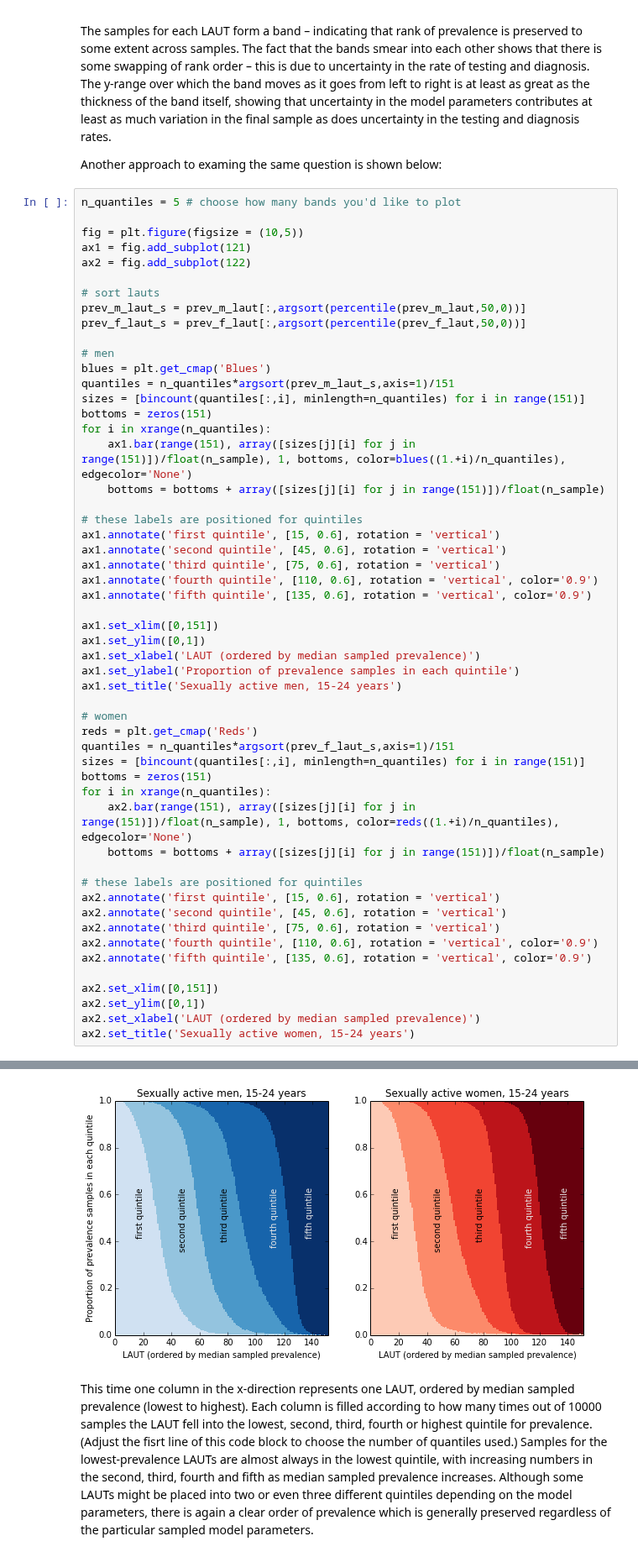
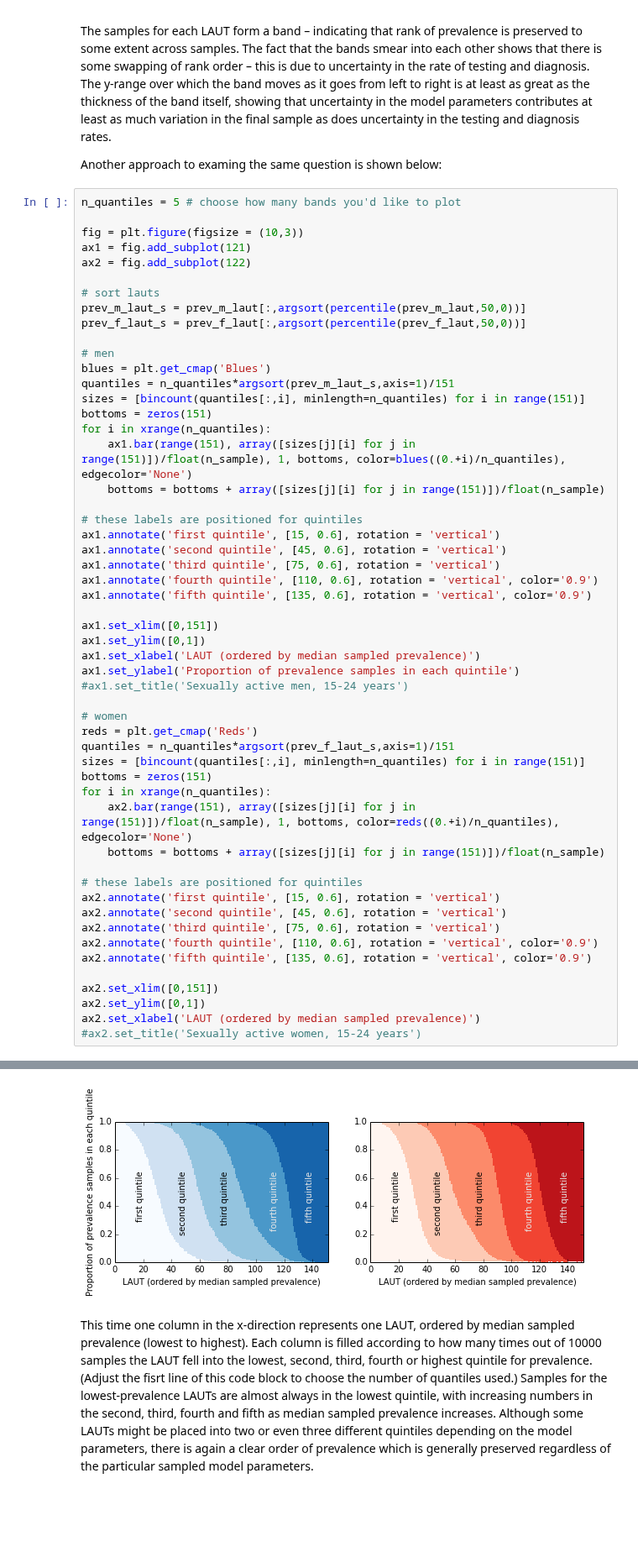
Before and after one commit to joanna-lewis/ct_surveillance, a Jupyter notebook: local_authorities.ipynb, the cells around one changed output, grey strips where cells are left out. Shown at 84% size. Cells and saved outputs as stored; diff of their text form; blank space fills up the shorter version.

```diff
--- a/local_authorities.ipynb
+++ b/local_authorities.ipynb
@@ -580,7 +580,7 @@ Another approach to examing the same question is shown below:
 # %%
 n_quantiles = 5 # choose how many bands you'd like to plot
 
-fig = plt.figure(figsize = (10,5))
+fig = plt.figure(figsize = (10,3))
 ax1 = fig.add_subplot(121)
 ax2 = fig.add_subplot(122)
 
@@ -594,7 +594,7 @@ quantiles = n_quantiles*argsort(prev_m_laut_s,axis=1)/151
 sizes = [bincount(quantiles[:,i], minlength=n_quantiles) for i in range(151)]
 bottoms = zeros(151)
 for i in xrange(n_quantiles):
-    ax1.bar(range(151), array([sizes[j][i] for j in range(151)])/float(n_sample), 1, bottoms, color=blues((1.+i)/n_quantiles), edgecolor='None')
+    ax1.bar(range(151), array([sizes[j][i] for j in range(151)])/float(n_sample), 1, bottoms, color=blues((0.+i)/n_quantiles), edgecolor='None')
     bottoms = bottoms + array([sizes[j][i] for j in range(151)])/float(n_sample)
 
 # these labels are positioned for quintiles
@@ -602,37 +602,37 @@ ax1.annotate('first quintile', [15, 0.6], rotation = 'vertical')
 ax1.annotate('second quintile', [45, 0.6], rotation = 'vertical')
 ax1.annotate('third quintile', [75, 0.6], rotation = 'vertical')
 ax1.annotate('fourth quintile', [110, 0.6], rotation = 'vertical', color='0.9')
 ax1.annotate('fifth quintile', [135, 0.6], rotation = 'vertical', color='0.9')
 
 ax1.set_xlim([0,151])
 ax1.set_ylim([0,1])
 ax1.set_xlabel('LAUT (ordered by median sampled prevalence)')
 ax1.set_ylabel('Proportion of prevalence samples in each quintile')
-ax1.set_title('Sexually active men, 15-24 years')
+#ax1.set_title('Sexually active men, 15-24 years')
 
 # women
 reds = plt.get_cmap('Reds')
 quantiles = n_quantiles*argsort(prev_f_laut_s,axis=1)/151
 sizes = [bincount(quantiles[:,i], minlength=n_quantiles) for i in range(151)]
 bottoms = zeros(151)
 for i in xrange(n_quantiles):
-    ax2.bar(range(151), array([sizes[j][i] for j in range(151)])/float(n_sample), 1, bottoms, color=reds((1.+i)/n_quantiles), edgecolor='None')
+    ax2.bar(range(151), array([sizes[j][i] for j in range(151)])/float(n_sample), 1, bottoms, color=reds((0.+i)/n_quantiles), edgecolor='None')
     bottoms = bottoms + array([sizes[j][i] for j in range(151)])/float(n_sample)
 
 # these labels are positioned for quintiles
 ax2.annotate('first quintile', [15, 0.6], rotation = 'vertical')
 ax2.annotate('second quintile', [45, 0.6], rotation = 'vertical')
 ax2.annotate('third quintile', [75, 0.6], rotation = 'vertical')
 ax2.annotate('fourth quintile', [110, 0.6], rotation = 'vertical', color='0.9')
 ax2.annotate('fifth quintile', [135, 0.6], rotation = 'vertical', color='0.9')
 
 ax2.set_xlim([0,151])
 ax2.set_ylim([0,1])
 ax2.set_xlabel('LAUT (ordered by median sampled prevalence)')
-ax2.set_title('Sexually active women, 15-24 years')
+#ax2.set_title('Sexually active women, 15-24 years')
 # %% [output]
 <matplotlib.text.Text at 0x...>
-[figure, old version]
+[figure, new version]
 # %% [markdown]
 This time one column in the x-direction represents one LAUT, ordered by median sampled prevalence (lowest to highest). Each column is filled according to how many times out of 10000 samples the LAUT fell into the lowest, second, third, fourth or highest quintile for prevalence. (Adjust the fisrt line of this code block to choose the number of quantiles used.) Samples for the lowest-prevalence LAUTs are almost always in the lowest quintile, with increasing numbers in the second, third, fourth and fifth as median sampled prevalence increases. Although some LAUTs might be placed into two or even three different quintiles depending on the model parameters, there is again a clear order of prevalence which is generally preserved regardless of the particular sampled model parameters.
 # %% [markdown]
```
Also changed, not shown: parts of 8 cells of this notebook.
